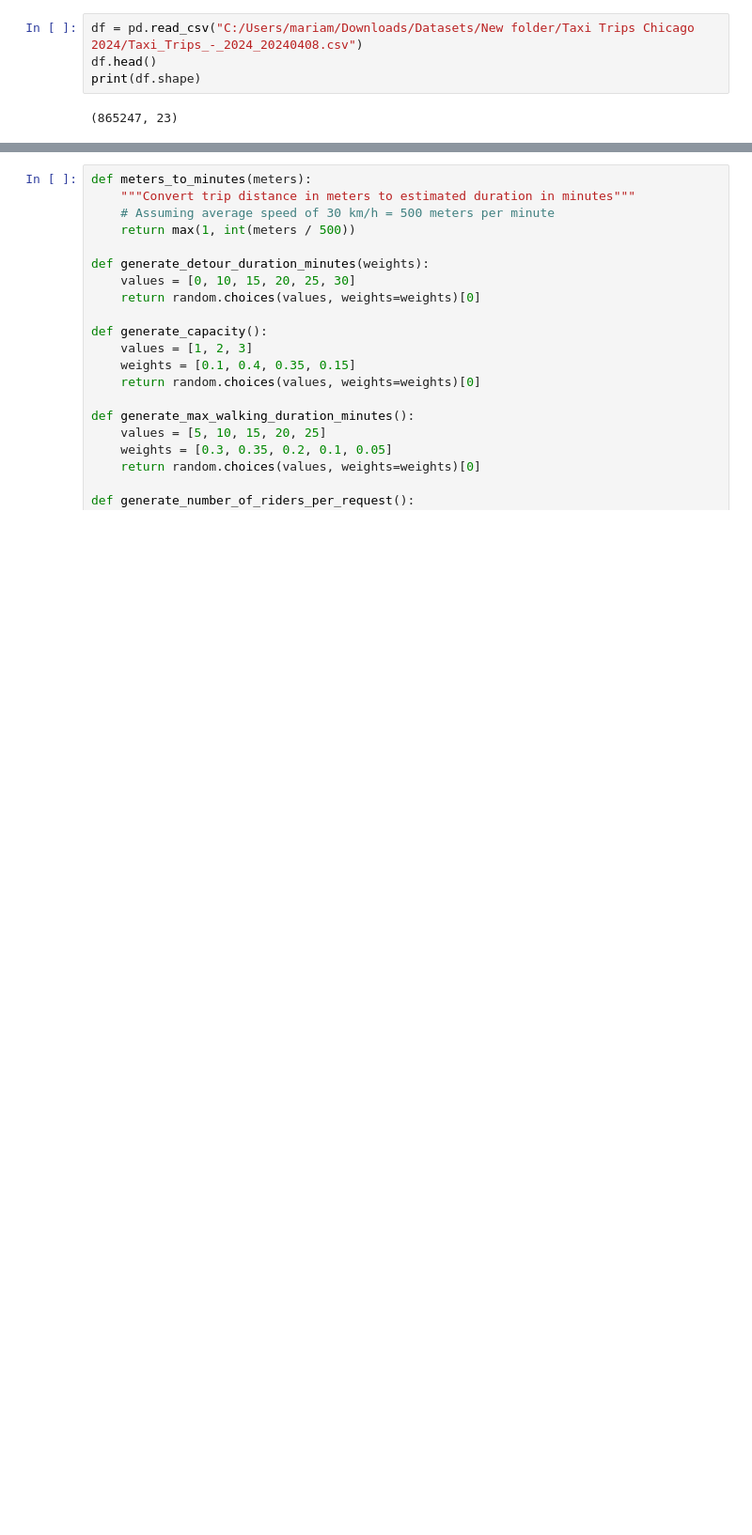
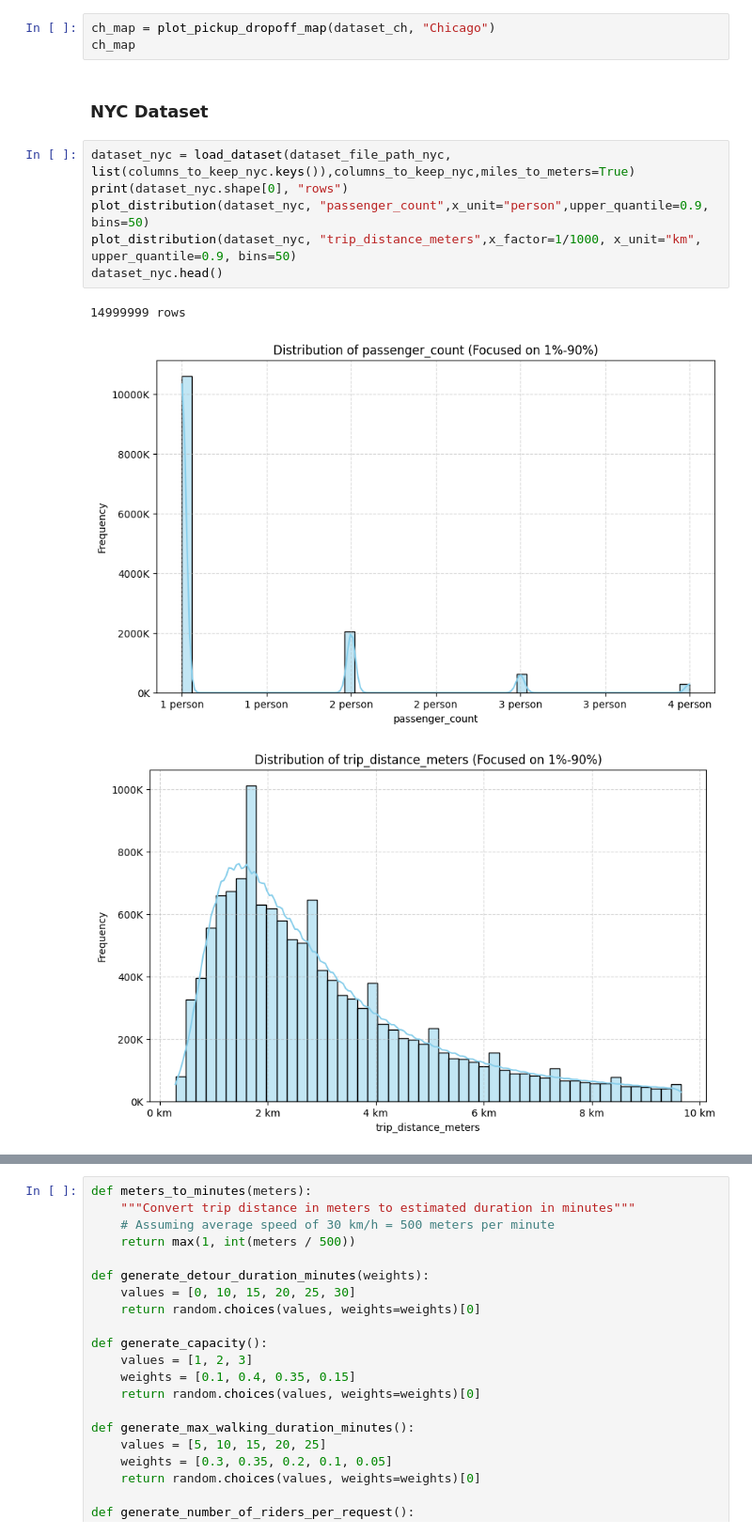
Before and after one commit to carpooling-egy/matching-engine, a Jupyter notebook: testing/datasets.ipynb, the cells around one changed output, grey strips where cells are left out. Shown: that part at 94% size. Drawn from its saved outputs; the diff is of its cells as text; blank space fills up the shorter version.

```diff
--- a/testing/datasets.ipynb
+++ b/testing/datasets.ipynb
@@ -14,6 +282,15 @@ RIDER_RATIO = 0.5
+# %%
+ch_map = plot_pickup_dropoff_map(dataset_ch, "Chicago")
+ch_map
+# %% [markdown]
+### NYC Dataset
 # %%
-df = pd.read_csv("C:/Users/mariam/Downloads/Datasets/New folder/Taxi Trips Chicago 2024/Taxi_Trips_-_2024_20240408.csv")
-df.head()
-print(df.shape)
+dataset_nyc = load_dataset(dataset_file_path_nyc, list(columns_to_keep_nyc.keys()),columns_to_keep_nyc,miles_to_meters=True)
+print(dataset_nyc.shape[0], "rows")
+plot_distribution(dataset_nyc, "passenger_count",x_unit="person",upper_quantile=0.9, bins=50)
+plot_distribution(dataset_nyc, "trip_distance_meters",x_factor=1/1000, x_unit="km", upper_quantile=0.9, bins=50)
+dataset_nyc.head()
 # %% [output]
-(865247, 23)
+14999999 rows
+[figure, added]
+[figure, added]
```
Also changed, not shown: parts of 37 cells of this notebook.
